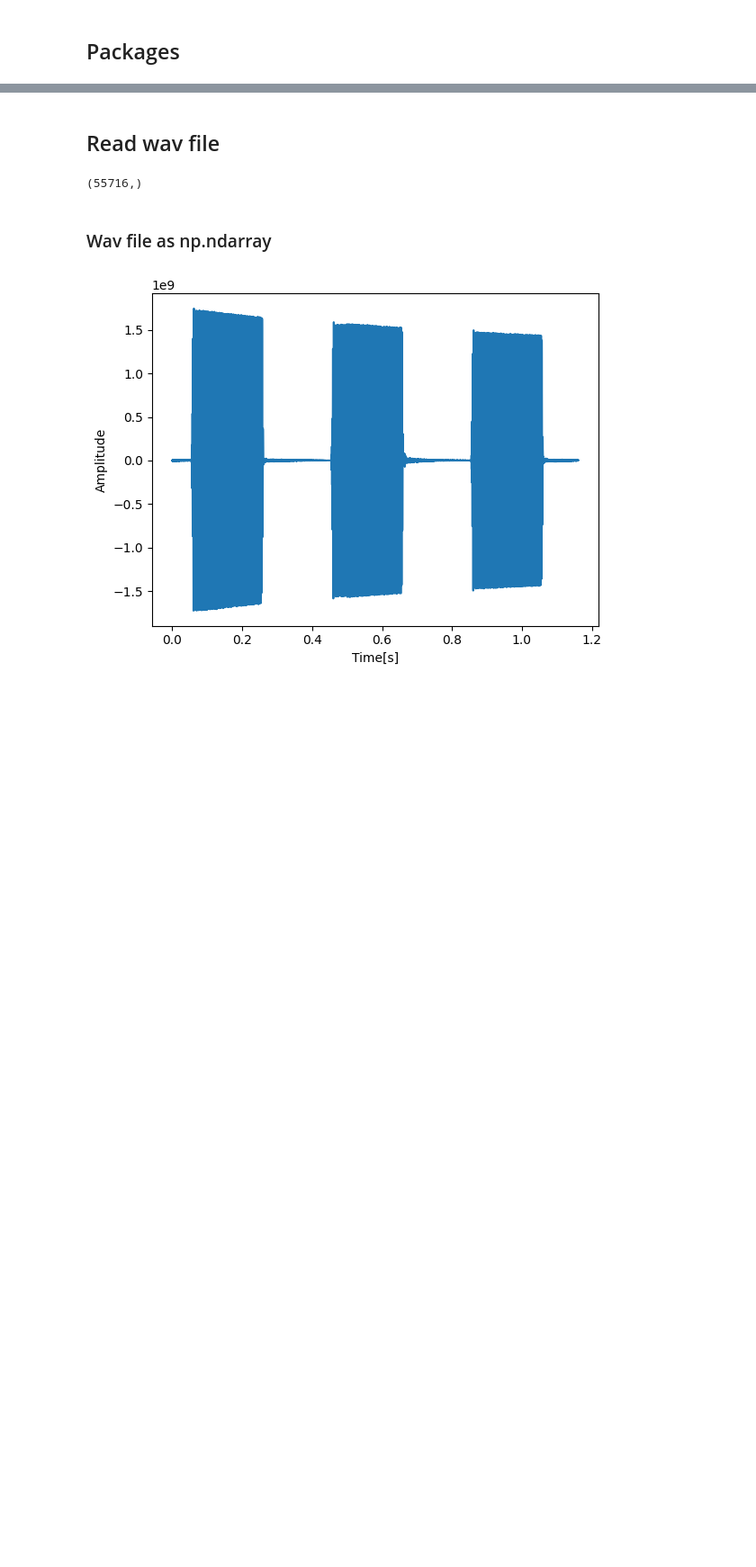
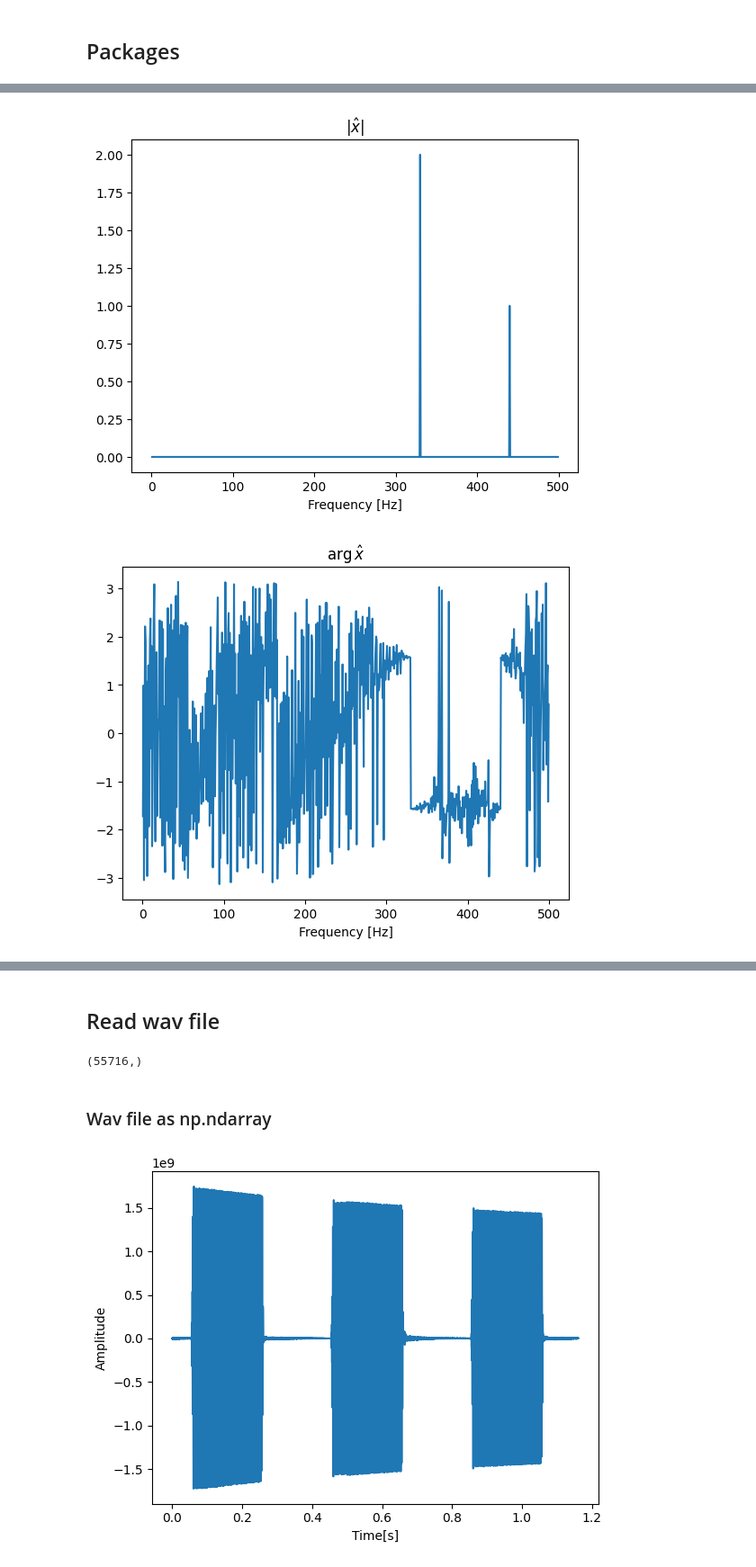
Before and after one commit to andresroliveira/FourierAnalysis, a Jupyter notebook: notebook.ipynb, the cells around one changed output, grey strips where cells are left out. Shown at 90% size. Drawn from its saved outputs; the diff is of its cells as text; code cells hidden in the pictures; blank space fills up the shorter version.

```diff
--- a/notebook.ipynb
+++ b/notebook.ipynb
@@ -6,0 +25,29 @@ import matplotlib.pyplot as plt
+# %%
+s_hat = np.fft.fft(s)
+freq_s = np.fft.fftfreq(len(t_signal), d=t_signal[1] - t_signal[0])
+s_hat_abs = 2 * np.abs(s_hat) / len(t_signal)
+# %%
+L = np.logical_and(freq_s > 0, freq_s < 500)
+
+plt.plot(freq_s[L], s_hat_abs[L])
+plt.xlabel("Frequency [Hz]")
+plt.title(r"$\left|\hat{x}\right|$")
+plt.show()
+
+plt.plot(freq_s[L], np.angle(s_hat)[L])
+plt.xlabel("Frequency [Hz]")
+plt.title(r"$\arg\hat{x}$")
+plt.show()
+
+plt.plot(freq_s[L], s_hat.real[L])
+plt.xlabel("Frequency [Hz]")
+plt.title(r"$Re \hat{x}$")
+plt.show()
+
+plt.plot(freq_s[L], s_hat.imag[L])
+plt.xlabel("Frequency [Hz]")
+plt.title(r"$Im \hat{x}$")
+plt.show()
+# %% [output]
+[figure, added]
+[figure, added]
```
Also changed, not shown: parts of 26 cells of this notebook.
